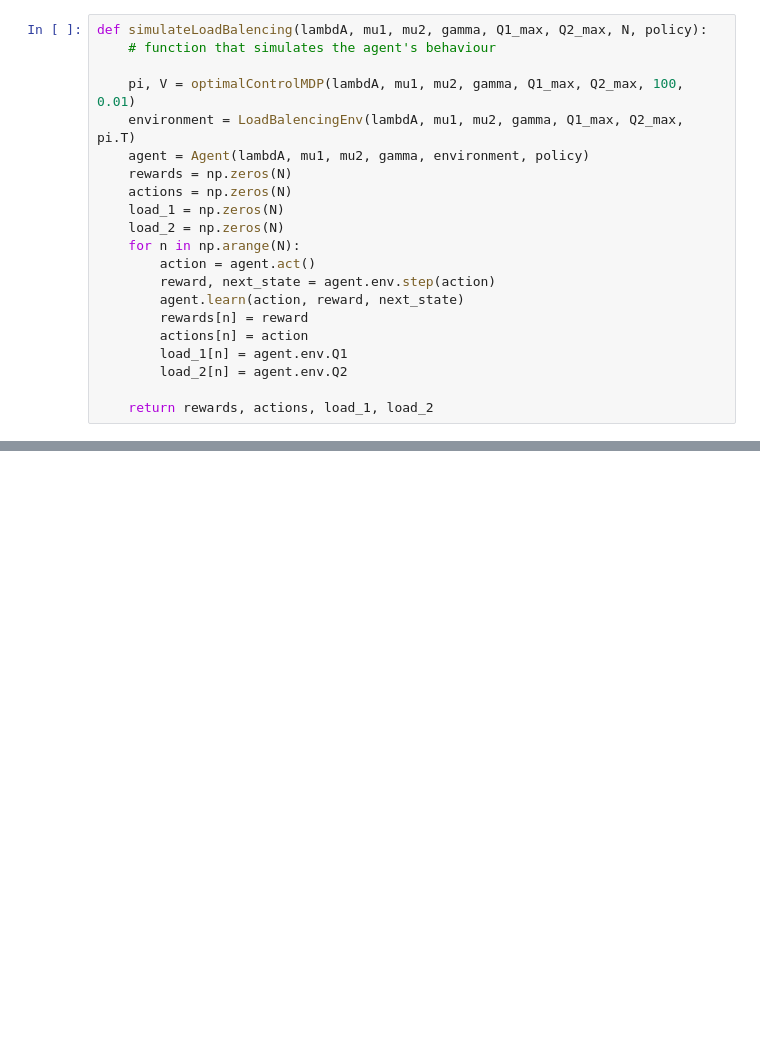
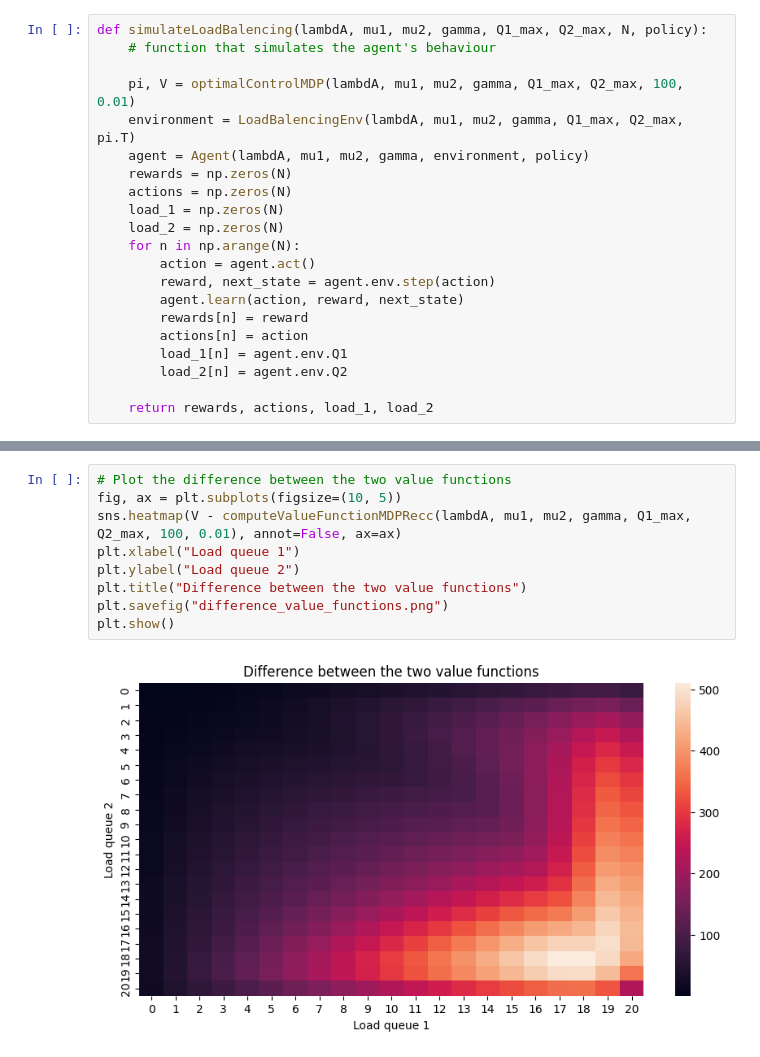
Before and after one commit to JedMoutahir/Travail-SN-ENSEEIHT, a Jupyter notebook: 3A/RL/Project/MDP/project.ipynb, the cells around one changed output, grey strips where cells are left out. Drawn from its saved outputs; the diff is of its cells as text; blank space fills up the shorter version.

```diff
--- a/3A/RL/Project/MDP/project.ipynb
+++ b/3A/RL/Project/MDP/project.ipynb
@@ -387,3 +373,14 @@ plt.show()
+# %%
+# Plot the difference between the two value functions
+fig, ax = plt.subplots(figsize=(10, 5))
+sns.heatmap(V - computeValueFunctionMDPRecc(lambdA, mu1, mu2, gamma, Q1_max, Q2_max, 100, 0.01), annot=False, ax=ax)
+plt.xlabel("Load queue 1")
+plt.ylabel("Load queue 2")
+plt.title("Difference between the two value functions")
+plt.savefig("difference_value_functions.png")
+plt.show()
+# %% [output]
+[figure, added]
 # %%
 # Simulate
 N = 1000000
```
Also changed, not shown: parts of 8 cells of this notebook, 20 other files.
